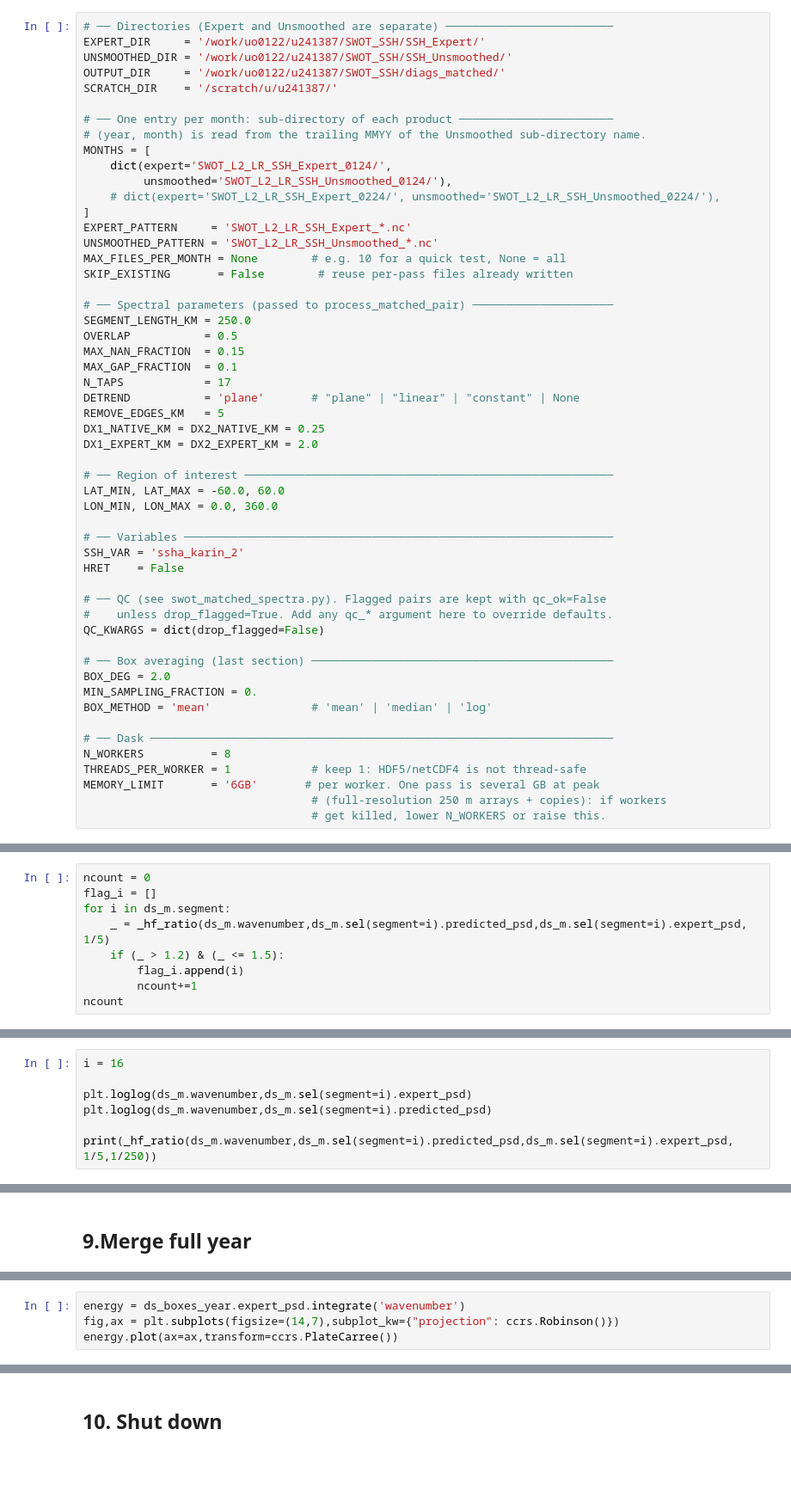
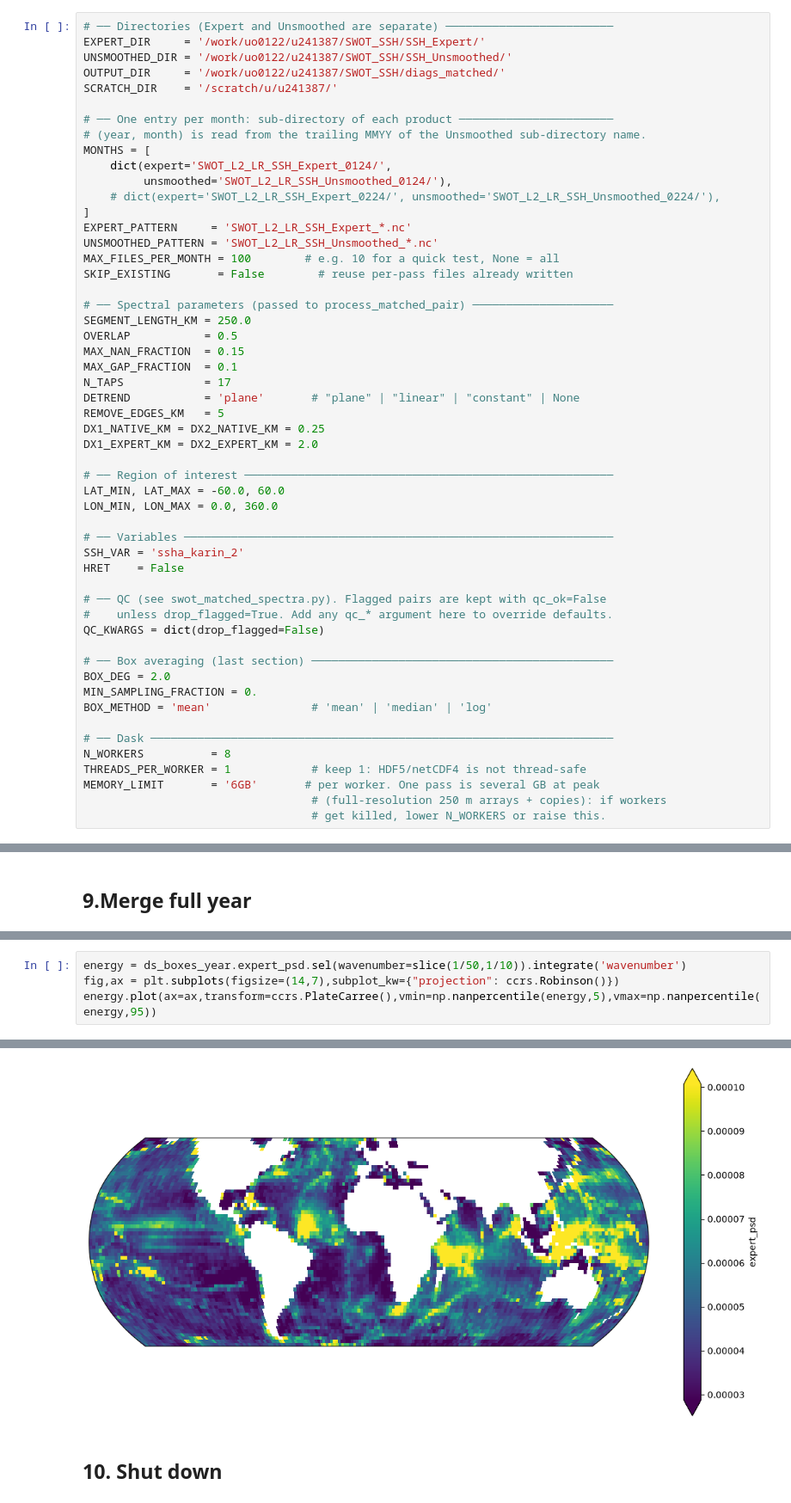
Before and after one commit to zcasparco/SWOT_UHH, a Jupyter notebook: dev/Matched_expert_unsmoothed_month_dask.ipynb, the cells around one changed output, grey strips where cells are left out. Shown at 86% size. Drawn from its saved outputs; the diff is of its cells as text; blank space fills up the shorter version.

```diff
--- a/dev/Matched_expert_unsmoothed_month_dask.ipynb
+++ b/dev/Matched_expert_unsmoothed_month_dask.ipynb
@@ -64,7 +64,7 @@ MONTHS = [
 ]
 EXPERT_PATTERN     = 'SWOT_L2_LR_SSH_Expert_*.nc'
 UNSMOOTHED_PATTERN = 'SWOT_L2_LR_SSH_Unsmoothed_*.nc'
-MAX_FILES_PER_MONTH = None        # e.g. 10 for a quick test, None = all
+MAX_FILES_PER_MONTH = 100        # e.g. 10 for a quick test, None = all
 SKIP_EXISTING       = False        # reuse per-pass files already written
 
 # ── Spectral parameters (passed to process_matched_pair) ─────────────────────
@@ -345,9 +348,0 @@ def _hf_ratio(k, predicted, expert, k_min):
-# %%
-ncount = 0
-flag_i = []
-for i in ds_m.segment:
-    _ = _hf_ratio(ds_m.wavenumber,ds_m.sel(segment=i).predicted_psd,ds_m.sel(segment=i).expert_psd, 1/5)
-    if (_ > 1.2) & (_ <= 1.5):
-        flag_i.append(i)
-        ncount+=1
-ncount
@@ -356,7 +348,0 @@ KeyError: 'Indexing with a boolean dask array is not allowed. This will result i
-# %%
-i = 16
-
-plt.loglog(ds_m.wavenumber,ds_m.sel(segment=i).expert_psd)
-plt.loglog(ds_m.wavenumber,ds_m.sel(segment=i).predicted_psd)
-
-print(_hf_ratio(ds_m.wavenumber,ds_m.sel(segment=i).predicted_psd,ds_m.sel(segment=i).expert_psd, 1/5,1/250))
@@ -521,4 +523,5 @@ segments per month: {1: 126523, 2: 120360, 3: 127979, 4: 125445, 5: 124075, 6: 1
 # %%
-energy = ds_boxes_year.expert_psd.integrate('wavenumber')
+energy = ds_boxes_year.expert_psd.sel(wavenumber=slice(1/50,1/10)).integrate('wavenumber')
 fig,ax = plt.subplots(figsize=(14,7),subplot_kw={"projection": ccrs.Robinson()})
-energy.plot(ax=ax,transform=ccrs.PlateCarree())
+energy.plot(ax=ax,transform=ccrs.PlateCarree(),vmin=np.nanpercentile(energy,5),vmax=np.nanpercentile(energy,95))
+# %% [output]
@@ -525,3 +529,4 @@ energy.plot(ax=ax,transform=ccrs.PlateCarree())
+[figure, added]
 # %% [markdown]
 ## 10. Shut down
 # %%
```
Also changed, not shown: parts of 11 cells of this notebook.
